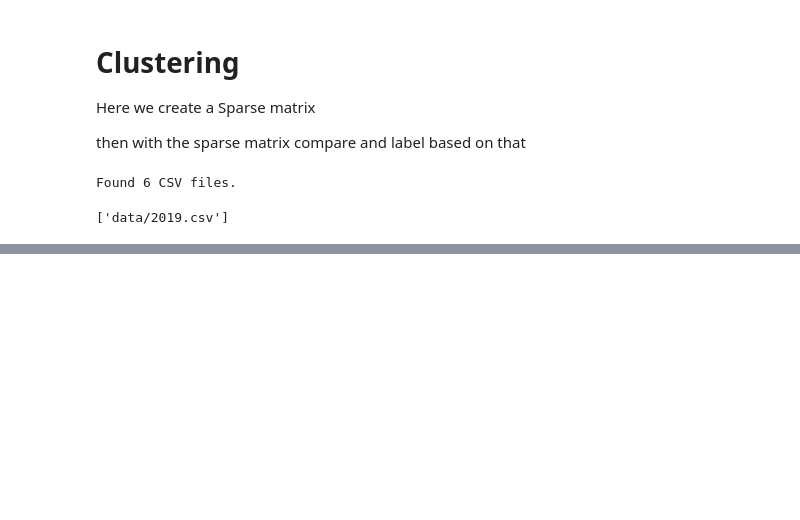
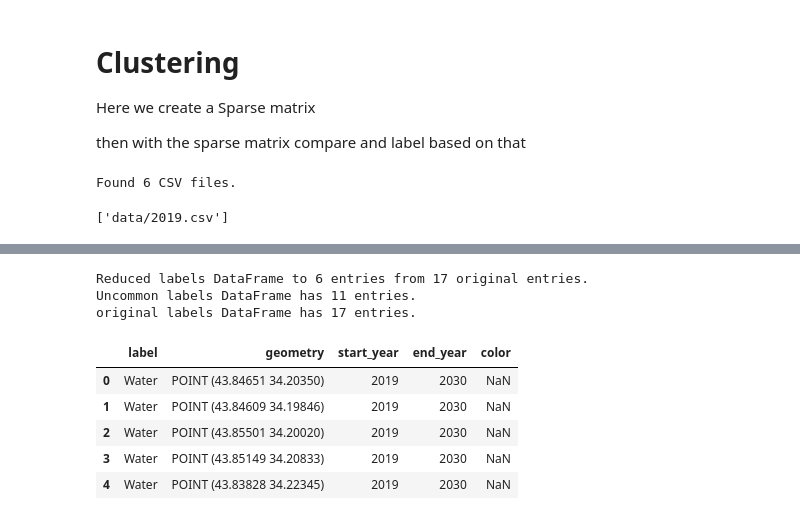
Before and after one commit to JamesChamberlainw/heritage-monitoring-kit, a Jupyter notebook: generate_map.ipynb, the cells around one changed output, grey strips where cells are left out. Cells and saved outputs as stored; diff of their text form; code cells hidden in the pictures; blank space fills up the shorter version.

```diff
--- a/generate_map.ipynb
+++ b/generate_map.ipynb
@@ -358,0 +322,8 @@ class ts_cluster():
+# %%
+label_list = ['Urban', 'Agricultural', 'Water', 'Wasteland', 'Wetland', 'Other']
+date_range = [i for i in range(2019, 2025)]
+
+collection_name = "COPERNICUS/S2_SR_HARMONIZED"
+
+with fiona.open("aoi.geojson") as src:
+    aoi = gpd.GeoDataFrame.from_features(src, crs=src.crs)
@@ -358,0 +514,34 @@ class ts_cluster():
+# %%
+def __reduce_to_common__(labels_df, start_year, end_year):
+    """
+    Splits the labels DataFrame into two parts:
+    1. Common labels that fall within the specified start and end years.
+    2. Uncommon labels that do not fall within the specified range, and may be year specific.
+
+    Parameters:
+        labels_df (GeoDataFrame):   The labels DataFrame to reduce.
+        start_year (int):           The starting year for the reduction.
+        end_year (int):             The ending year for the reduction.
+
+    Returns:
+        GeoDataFrame:               The Reduced labels DataFrame.
+    """
+    common_df = labels_df[(labels_df['start_year'] <= start_year) & (labels_df['end_year'] >= end_year)]
+    uncommon_df = labels_df[(labels_df['start_year'] > start_year) | (labels_df['end_year'] < end_year)]
+    return common_df.reset_index(drop=True), uncommon_df.reset_index(drop=True)
+
+common_df, uncommon_df = __reduce_to_common__(labels, start_year=2019, end_year=2024)
+print(f"Reduced labels DataFrame to {len(common_df)} entries from {len(labels)} original entries.")
+print(f"Uncommon labels DataFrame has {len(uncommon_df)} entries.")
+print(f"original labels DataFrame has {len(labels)} entries.")
+common_df.head()
+# %% [output]
+Reduced labels DataFrame to 6 entries from 17 original entries.
+Uncommon labels DataFrame has 11 entries.
+original labels DataFrame has 17 entries.
+|  | label | geometry | start_year | end_year | color |
+| 0 | Water | POINT (43.84651 34.20350) | 2019 | 2030 | NaN |
+| 1 | Water | POINT (43.84609 34.19846) | 2019 | 2030 | NaN |
+| 2 | Water | POINT (43.85501 34.20020) | 2019 | 2030 | NaN |
+| 3 | Water | POINT (43.85149 34.20833) | 2019 | 2030 | NaN |
+| 4 | Water | POINT (43.83828 34.22345) | 2019 | 2030 | NaN |
```
Also changed, not shown: parts of 9 cells of this notebook.
